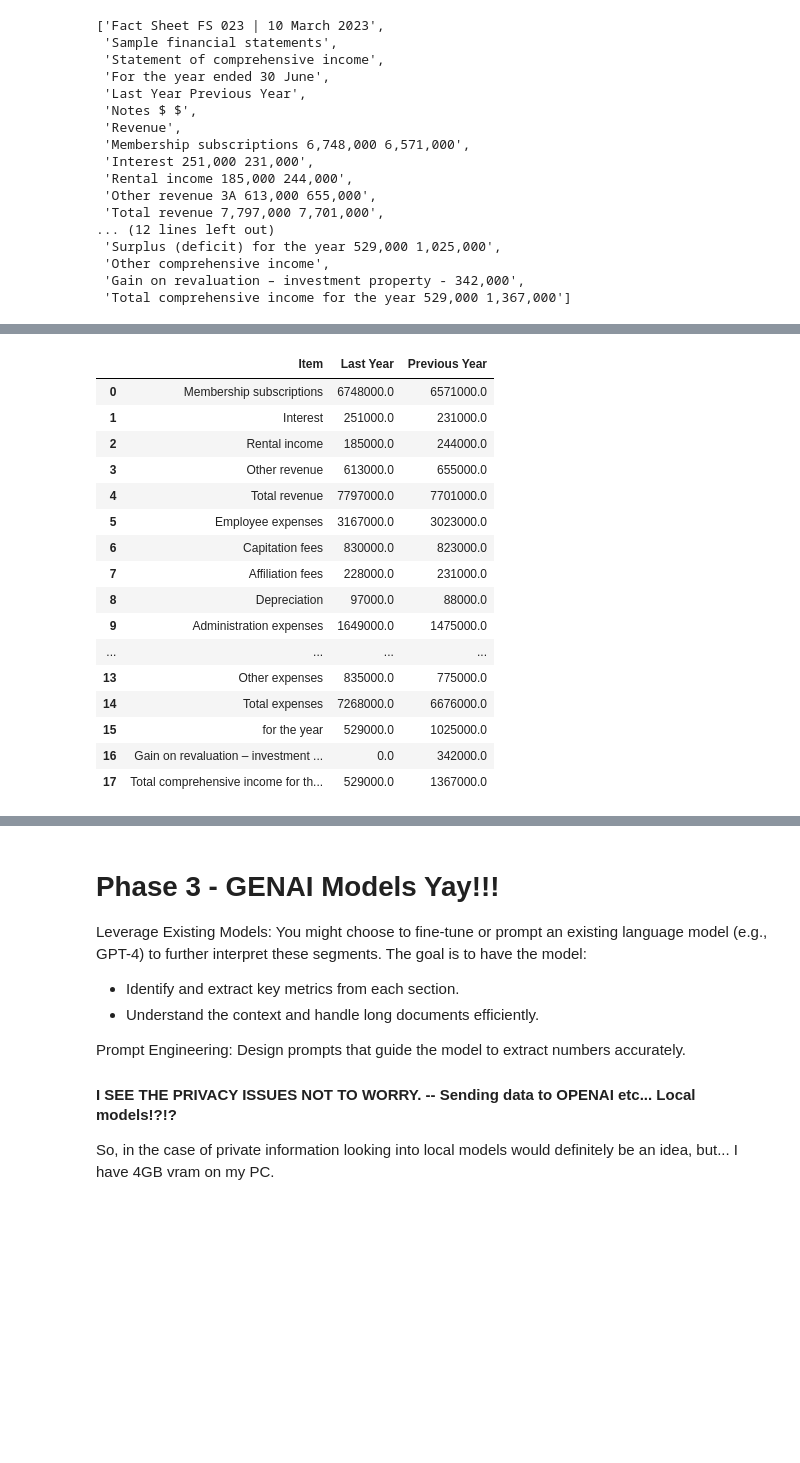
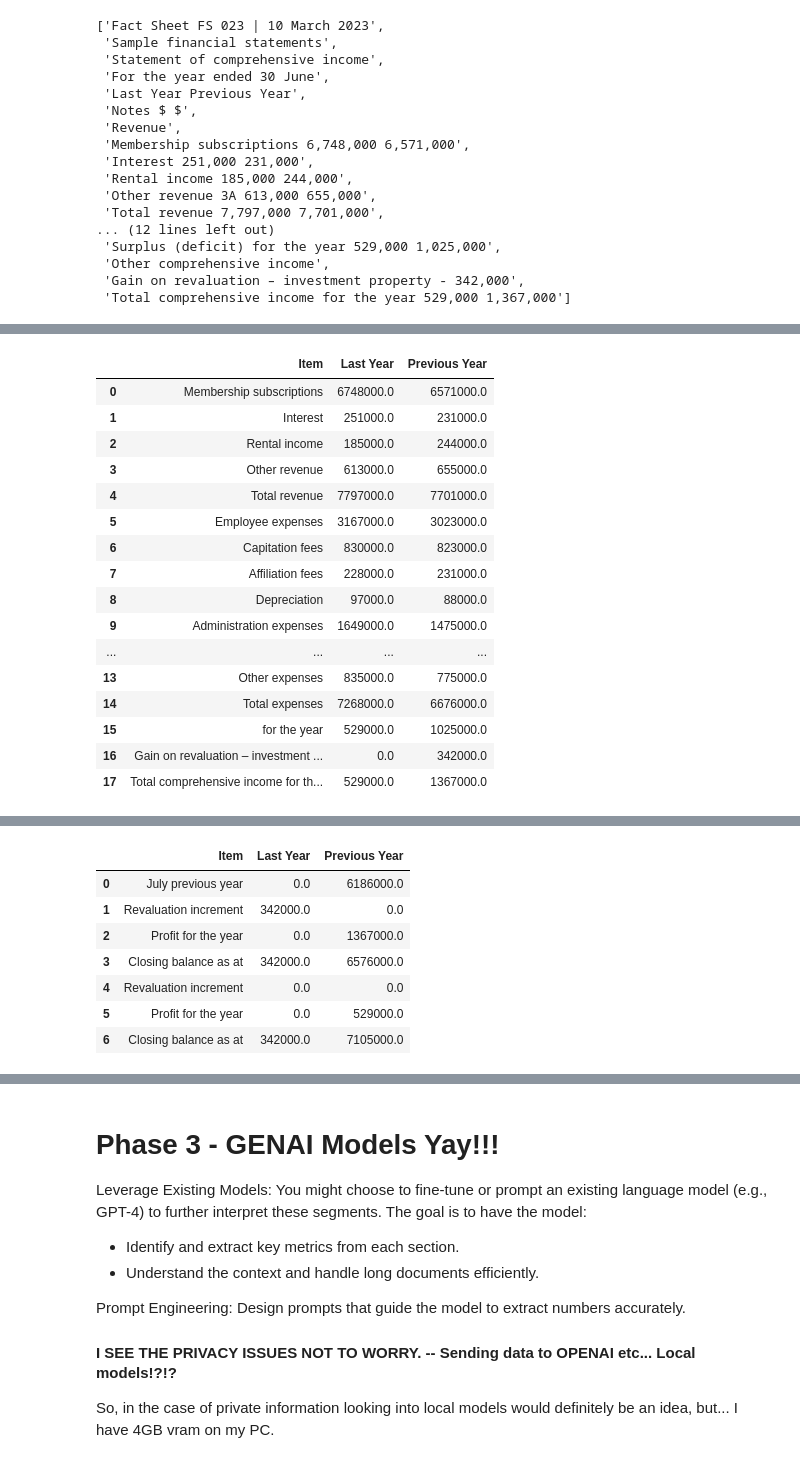
Before and after one commit to Antimatter543/Financial_Extractor, a Jupyter notebook: exploring.ipynb, the cells around one changed output, grey strips where cells are left out. Saved outputs shown, nothing was run; the diff lists cells and outputs as text; code cells hidden in the pictures; blank space fills up the shorter version.

```diff
--- a/exploring.ipynb
+++ b/exploring.ipynb
@@ -310,7 +327,7 @@ segmented_tables[0].split('\n')
 # %%
 import pandas as pd
 
-## THIS ONE IS PRETTY CINEMA NO!??
+## THIS ONE IS PRETTY CINEMA NO!?? --> Table 1: Income statements
 def extract_income_statement(text):
     """Extracts Revenue, Expenses, and Profit from Income Statement."""
     income_statement = []
@@ -325,11 +342,9 @@ def extract_income_statement(text):
         \s+                   # One or more spaces
         ([\d,]+|-)            # Previous Year value: numbers with commas or a dash
     """
-
-
     for line in text.split('\n'):
         # Look for lines with amounts
-        print(line)
+        # print(line)
         match = re.search(pattern, line, re.VERBOSE)
         if match:
             item = match.group(1).strip()
@@ -344,8 +359,92 @@ def extract_income_statement(text):
 
     return pd.DataFrame(income_statement)
 
+def extract_balance_sheet(text):
+    """Extracts Assets, Liabilities, and Equity from the Balance Sheet with subsection detection."""
+
+    balance_sheet = []
+    current_section = None  # Track current mini-table (Assets, Liabilities, etc.)
+
+    pattern = r"""
+        ([A-Za-z\s–]+)        # Item name: letters, spaces, dashes
+        \s+                   # One or more spaces
+        (?:\d[A-Z])?          # Optional Notes column (e.g., 3A)
+        \s*                   # Zero or more spaces
+        ([\$\d,]+|-)?         # Last Year value: numbers with commas, dollar sign, or dash (optional)
+        \s+                   # One or more spaces
+        ([\$\d,]+|-)?         # Previous Year value (optional)
+    """
+
+    for line in text.split('\n'):
+        line = line.strip()
+
+        # If the line is ALL CAPS and has no numbers, treat it as a subsection header
+        if line.isupper() and not re.search(r"\d", line):
+            current_section = line  # Update section
+            continue  # Skip adding this as a data row
+
+        # Match financial data rows
+        match = re.search(pattern, line, re.VERBOSE)
+        if match:
+            item = match.group(1).strip()
+            last_year = match.group(2) or "0"  # Default to "0" if empty
+            prev_year = match.group(3) or "0"  # Default to "0" if empty
+
+            last_year = last_year.replace(",", "").replace("$", "").strip()
+            prev_year = prev_year.replace(",", "").replace("$", "").strip()
+
+            # Convert to numeric (handling "-" as zero, handling empty strings)
+            last_year = 0 if last_year in ["-", ""] else float(last_year)
+            prev_year = 0 if prev_year in ["-", ""] else float(prev_year)
+
+            balance_sheet.append({
+                "Section": current_section,  # Assign to detected subsection
+                "Item": item,
+                "Last Year": last_year,
+                "Previous Year": prev_year
+            })
+
+    return pd.DataFrame(balance_sheet)
+
+
+
+
+
+# Function to apply bold styling where "Total" is in the "Item" column just to make things easier to look at
+def bold_style(val):
+    f = "font-weight: bold"
+
+    # Condition: Check if "Total" appears in the "Item" column
+    m = val["Item"].str.contains("Total", case=False, na=False)
+
+    # Create an empty DataFrame of styles
+    df1 = pd.DataFrame('', index=val.index, columns=val.columns)
+
+    # Apply bold styling based on condition
+    df1.loc[m] = f
+
+    return df1
+
+
 income_statement_df = extract_income_statement(segmented_tables[0])
+balance_sheet = extract_balance_sheet(segmented_tables[1])
 
 print("\nIncome Statement:")
+# display(income_statement_df.style.apply(bold_style, axis=None)) # Just bolds any column that has "Total" in the item section
 display(income_statement_df)
+display(balance_sheet)
+display(extract_income_statement(segmented_tables[2]))
+
+
+
+"""
+The issue I'm coming across with right now is that: Well, there's too much variation.
+
+- The tables aren't the same; some subtables within the main sections go with full caps, some don't (Table 1 vs 2) Expenses vs LIABILITIES
+And later on in Table 3 you have multiline headers (Asset Revaluation Reserve) which messes with the regex of the previous commands.
+
+This is technically doable, but overall this means you'd have to determine what table type it is first if you want a properly 1:1 accurate table.
+
+For approximations you could get away with this, and maybe create a generalised table that would work alright.
+"""
 # %% [output]
@@ -385,0 +486,8 @@ Income Statement:
+|  | Item | Last Year | Previous Year |
+| 0 | July previous year | 0.0 | 6186000.0 |
+| 1 | Revaluation increment | 342000.0 | 0.0 |
+| 2 | Profit for the year | 0.0 | 1367000.0 |
+| 3 | Closing balance as at | 342000.0 | 6576000.0 |
+| 4 | Revaluation increment | 0.0 | 0.0 |
+| 5 | Profit for the year | 0.0 | 529000.0 |
+| 6 | Closing balance as at | 342000.0 | 7105000.0 |
```
Also changed, not shown: parts of 10 cells of this notebook, 1 other file.
